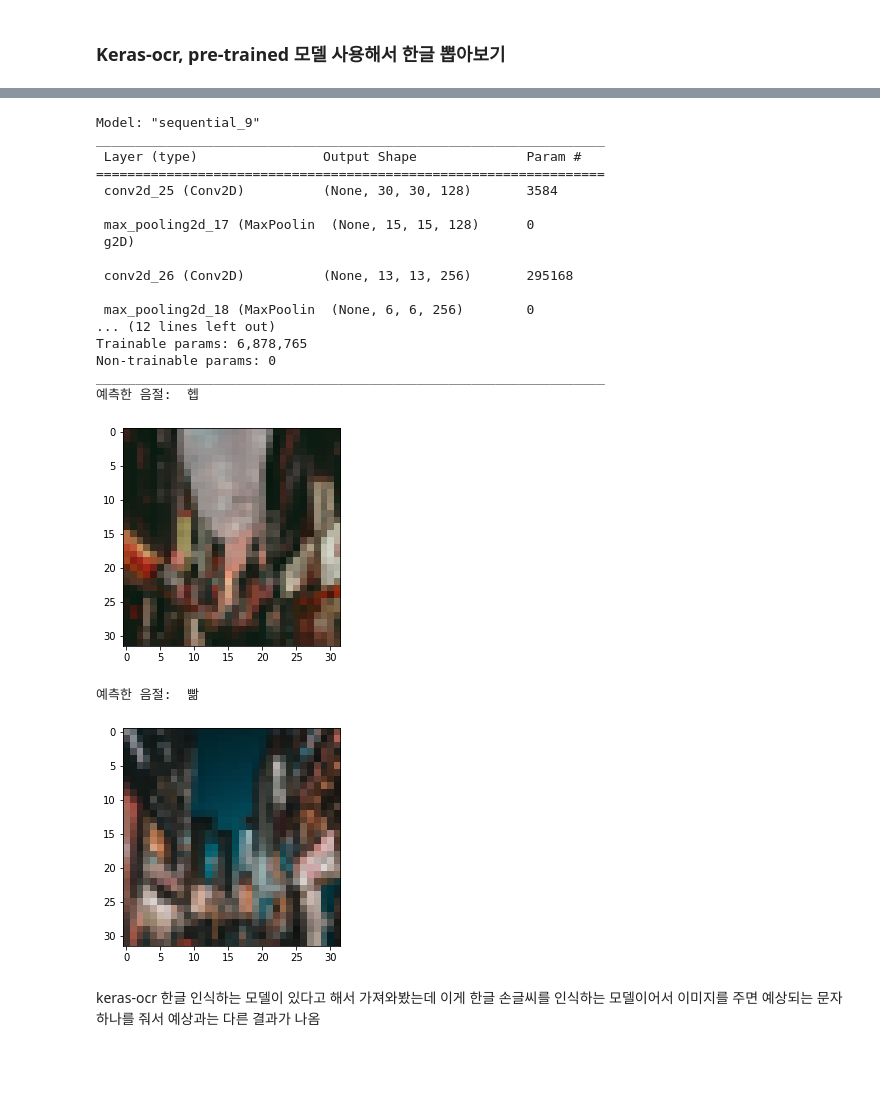
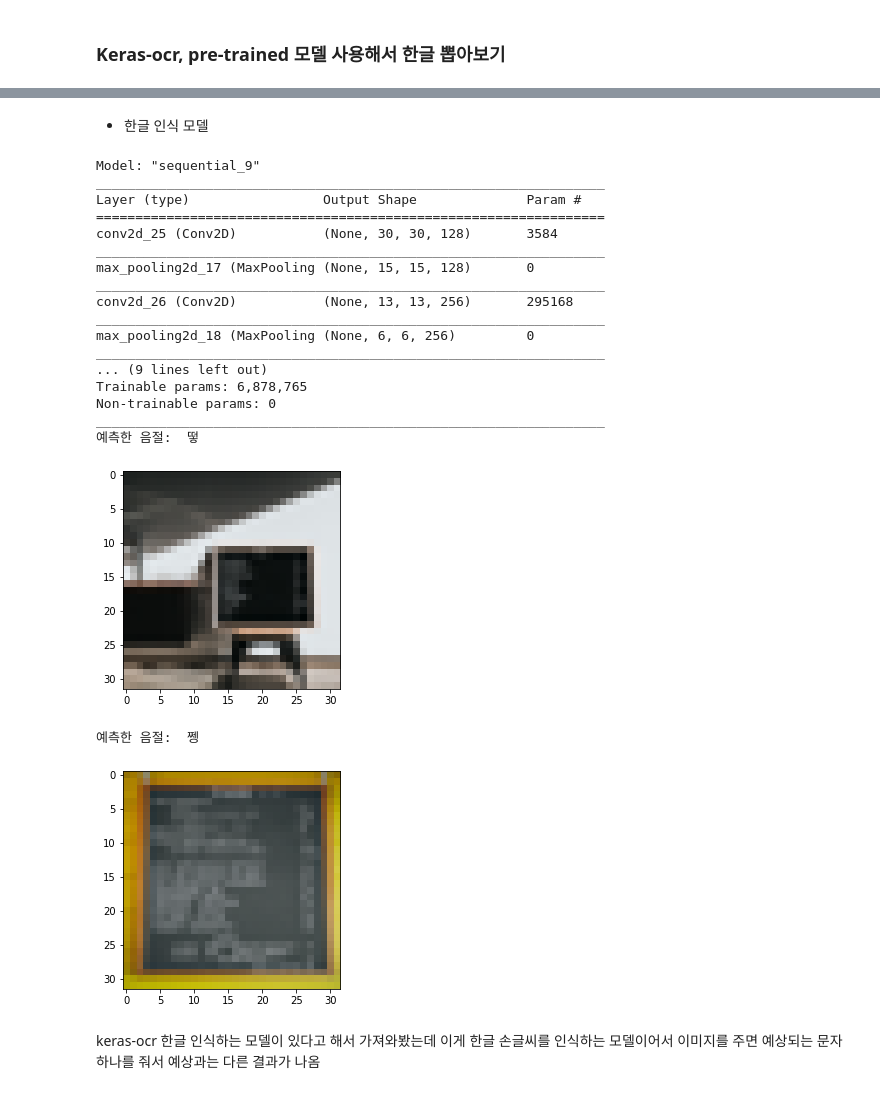
Before and after one commit to RealMyeong/AIFFEL, a Jupyter notebook: EX_BS2_project15.ipynb, the cells around one changed output, grey strips where cells are left out. Drawn from its saved outputs; the diff is of its cells as text; code cells hidden in the pictures; blank space fills up the shorter version.

```diff
--- a/EX_BS2_project15.ipynb
+++ b/EX_BS2_project15.ipynb
@@ -60,3 +134,5 @@ for idx, ax in enumerate(axs):
+# %% [markdown]
+- 한글 인식 모델
 # %%
 
 # -*- coding: utf-8 -*-
@@ -87,33 +163,33 @@ with open('/content/drive/MyDrive/AIFFEL/EX/15.OCR(문자를 ᄋ
     index_to_syllable = json.load(f)
 CNN.summary()
 
-T_Image_1_addr = '/content/drive/MyDrive/AIFFEL/EX/15.OCR(문자를 읽는 딥러닝)/korean_1.jpg'
+T_Image_1_addr = '/content/drive/MyDrive/AIFFEL/EX/15.OCR(문자를 읽는 딥러닝)/menu_1.jpg'
 test_Image(T_Image_1_addr,index_to_syllable)
 # %% [output]
 Model: "sequential_9"
 _________________________________________________________________
- Layer (type)                Output Shape              Param #
+Layer (type)                 Output Shape              Param #
 =================================================================
- conv2d_25 (Conv2D)          (None, 30, 30, 128)       3584
-
- max_pooling2d_17 (MaxPoolin  (None, 15, 15, 128)      0
- g2D)
-
- conv2d_26 (Conv2D)          (None, 13, 13, 256)       295168
-
- max_pooling2d_18 (MaxPoolin  (None, 6, 6, 256)        0
-... (12 lines left out)
+conv2d_25 (Conv2D)           (None, 30, 30, 128)       3584
+_________________________________________________________________
+max_pooling2d_17 (MaxPooling (None, 15, 15, 128)       0
+_________________________________________________________________
+conv2d_26 (Conv2D)           (None, 13, 13, 256)       295168
+_________________________________________________________________
+max_pooling2d_18 (MaxPooling (None, 6, 6, 256)         0
+_________________________________________________________________
+... (9 lines left out)
 Trainable params: 6,878,765
 Non-trainable params: 0
 _________________________________________________________________
-예측한 음절:  헵
+예측한 음절:  떻
-[figure, old version]
+[figure, new version]
 # %%
-T_Image_2_addr = '/content/drive/MyDrive/AIFFEL/EX/15.OCR(문자를 읽는 딥러닝)/korean_2.jpg'
+T_Image_2_addr = '/content/drive/MyDrive/AIFFEL/EX/15.OCR(문자를 읽는 딥러닝)/menu_2.jpg'
 test_Image(T_Image_2_addr,index_to_syllable)
 # %% [output]
-예측한 음절:  빪
+예측한 음절:  쩽
-[figure, old version]
+[figure, new version]
 # %% [markdown]
 keras-ocr 한글 인식하는 모델이 있다고 해서 가져와봤는데 이게 한글 손글씨를 인식하는 모델이어서 이미지를 주면 예상되는 문자 하나를 줘서 예상과는 다른 결과가 나옴
 # %% [markdown]
```
Also changed, not shown: parts of 26 cells of this notebook.
